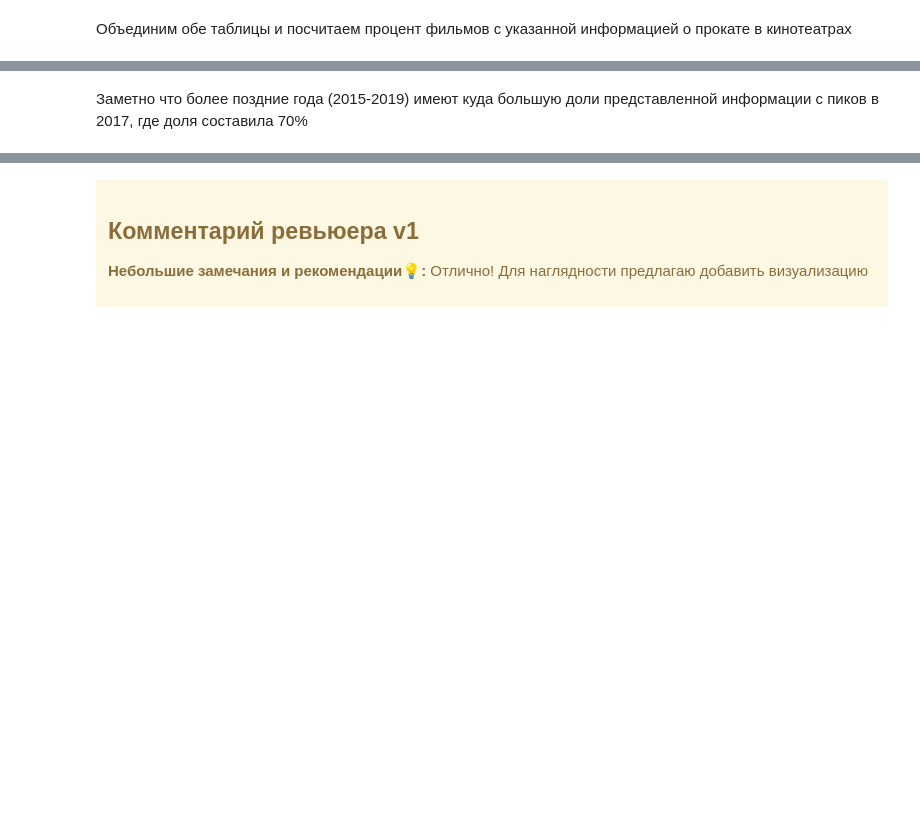
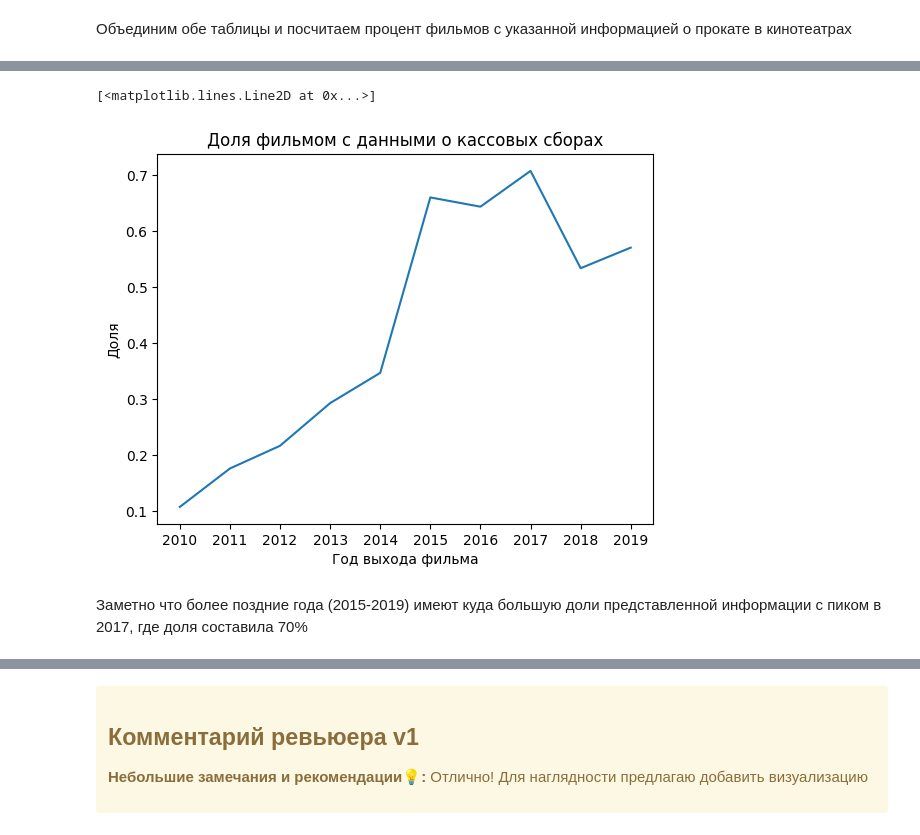
Before and after one commit to antonkazachenko/ds_projects, a Jupyter notebook: 4-films/project_ru.ipynb, the cells around one changed output, grey strips where cells are left out. Drawn from its saved outputs; the diff is of its cells as text; code cells hidden in the pictures; blank space fills up the shorter version.

```diff
--- a/4-films/project_ru.ipynb
+++ b/4-films/project_ru.ipynb
@@ -480,2 +563,10 @@ display(yearly_stats)
+# %%
+plt.title('Доля фильмом с данными о кассовых сборах')
+plt.xlabel("Год выхода фильма")
+plt.ylabel("Доля")
+plt.plot(yearly_stats['box_office_percentage'])
+# %% [output]
+[<matplotlib.lines.Line2D at 0x...>]
+[figure, added]
 # %% [markdown]
-Заметно что более поздние года (2015-2019) имеют куда большую доли представленной информации с пиков в 2017, где доля составила 70%
+Заметно что более поздние года (2015-2019) имеют куда большую доли представленной информации с пиком в 2017, где доля составила 70%
```
Also changed, not shown: parts of 48 cells of this notebook.
